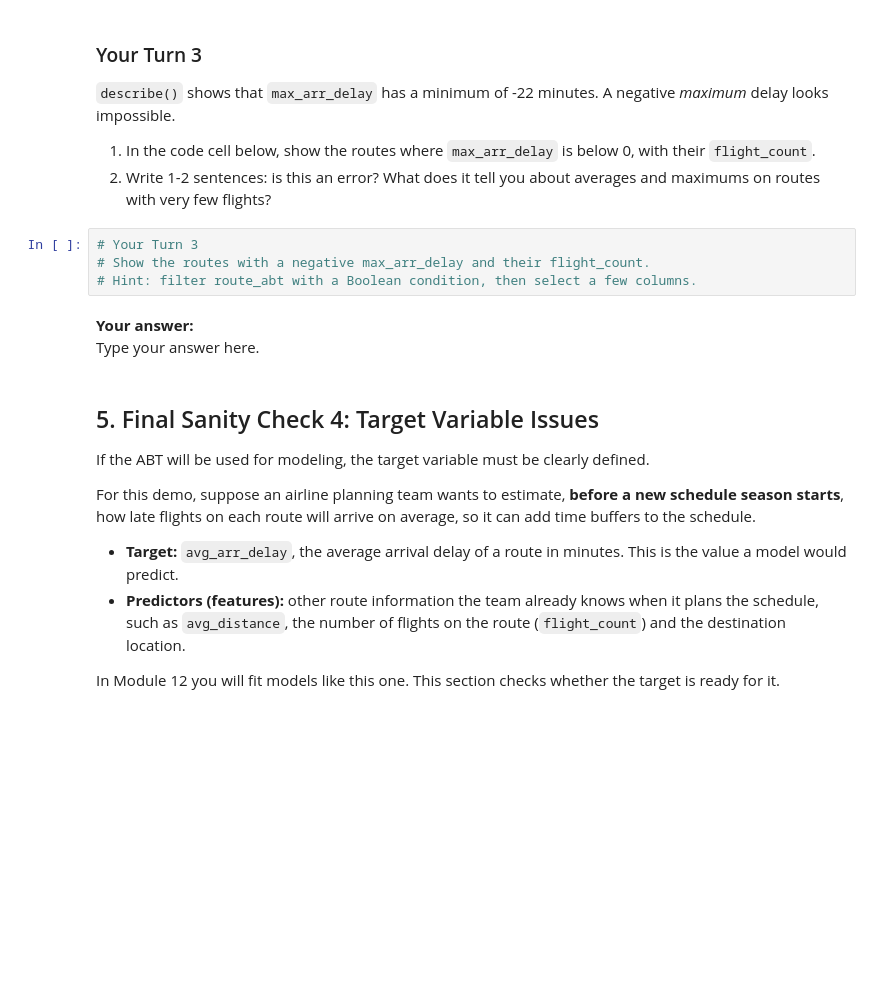
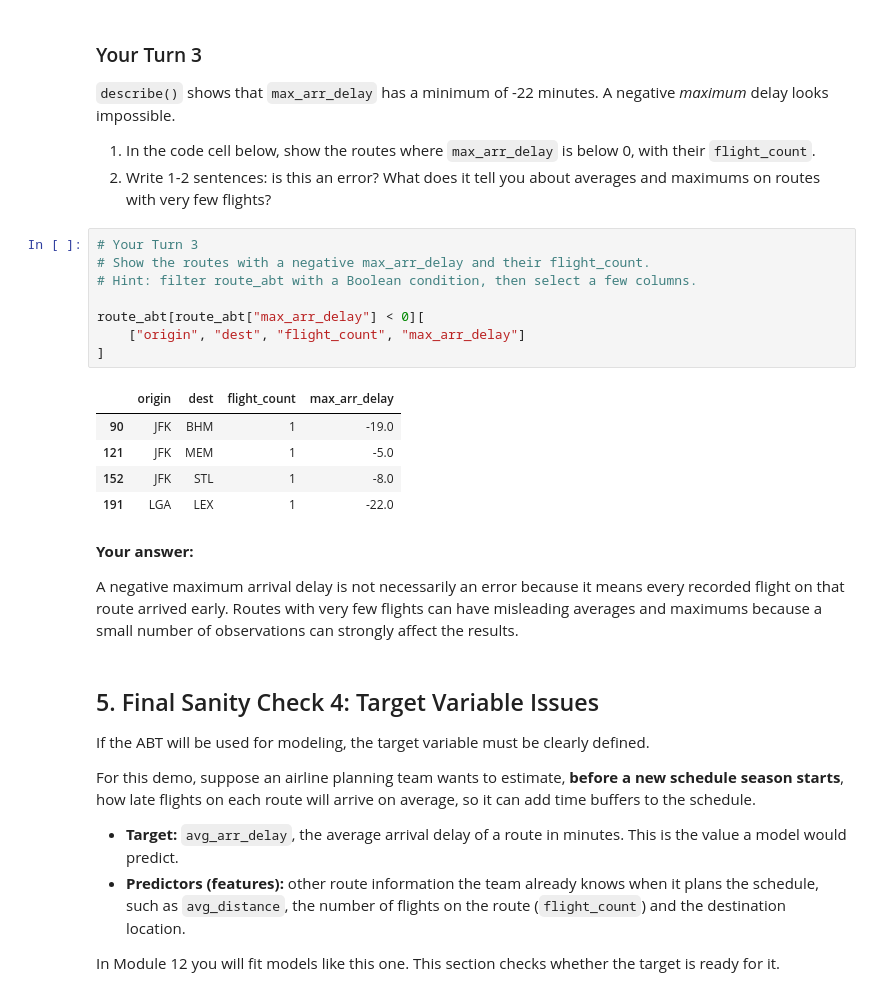
Before and after one commit to katherinekarrutsa-cmyk/week11-12-katherine-karr, a Jupyter notebook: notebooks/module11_abt_documentation_guided_lab.ipynb, the cells around one changed output. Saved outputs shown, nothing was run; the diff lists cells and outputs as text; blank space fills up the shorter version.

```diff
--- a/notebooks/module11_abt_documentation_guided_lab.ipynb
+++ b/notebooks/module11_abt_documentation_guided_lab.ipynb
@@ -243,10 +336,22 @@ Extreme values do not automatically mean errors. They may be real business signa
 # %%
 # Your Turn 3
 # Show the routes with a negative max_arr_delay and their flight_count.
 # Hint: filter route_abt with a Boolean condition, then select a few columns.
+
+route_abt[route_abt["max_arr_delay"] < 0][
+    ["origin", "dest", "flight_count", "max_arr_delay"]
+]
+# %% [output]
+|  | origin | dest | flight_count | max_arr_delay |
+| 90 | JFK | BHM | 1 | -19.0 |
+| 121 | JFK | MEM | 1 | -5.0 |
+| 152 | JFK | STL | 1 | -8.0 |
+| 191 | LGA | LEX | 1 | -22.0 |
 # %% [markdown]
+
 **Your answer:**
-Type your answer here.
+
+A negative maximum arrival delay is not necessarily an error because it means every recorded flight on that route arrived early. Routes with very few flights can have misleading averages and maximums because a small number of observations can strongly affect the results.
 # %% [markdown]
 ## 5. Final Sanity Check 4: Target Variable Issues
 
```
Also changed, not shown: parts of 30 cells of this notebook, 3 other files.
